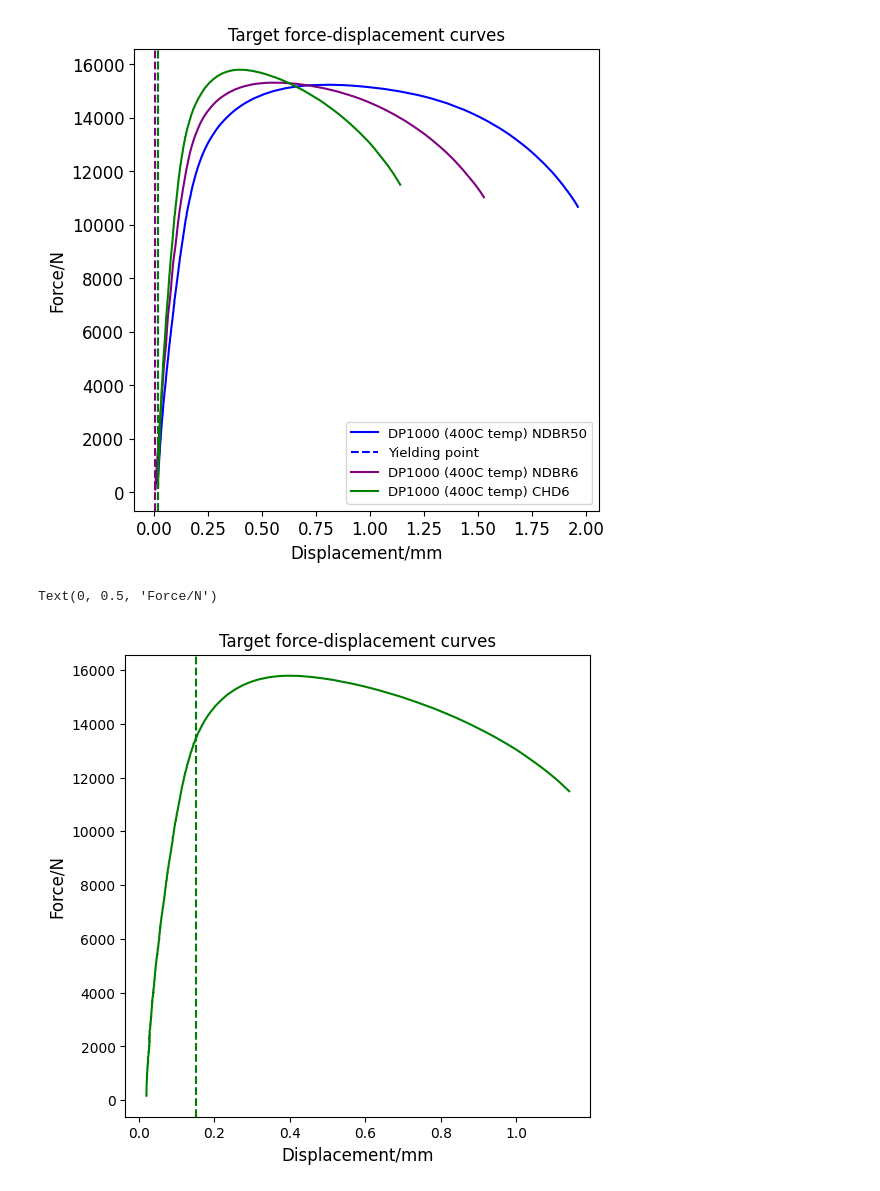
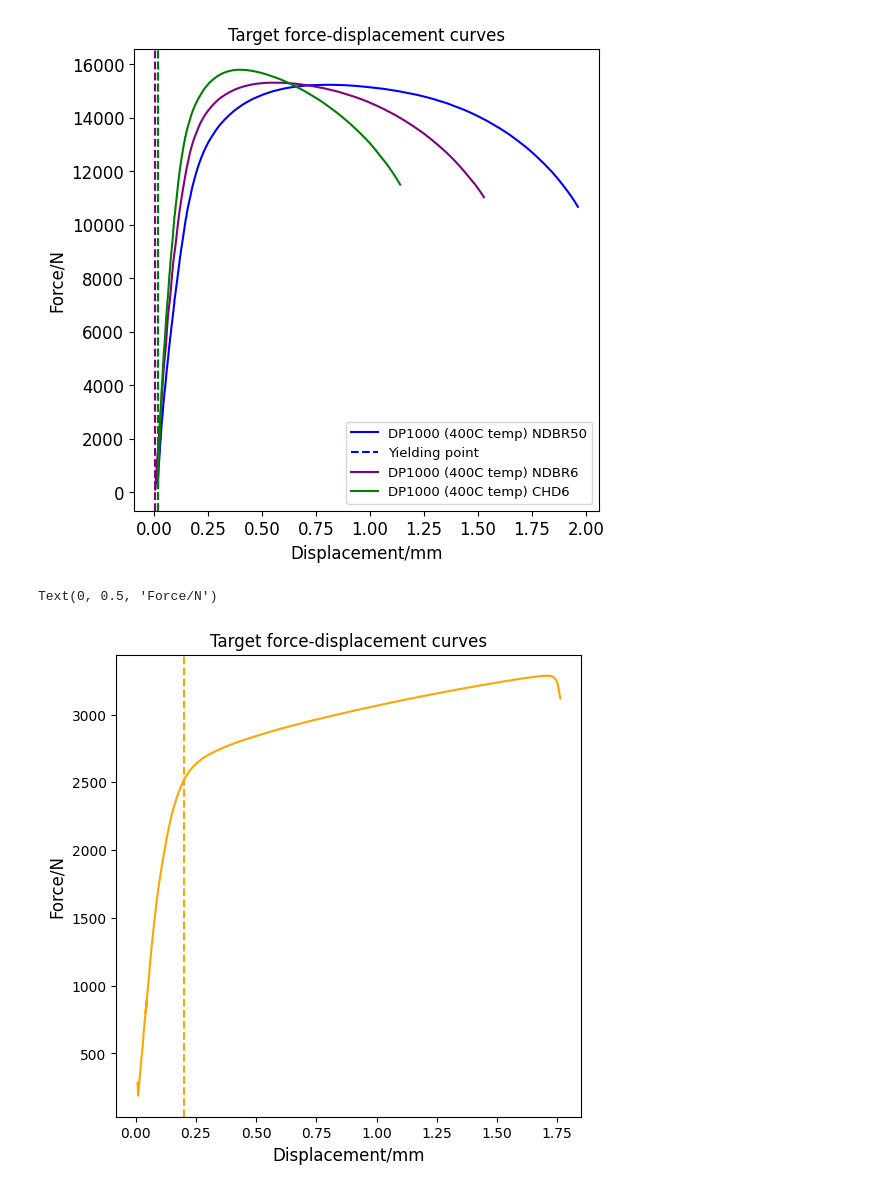
Before and after one commit to LianjGroup/Abaqus-Macromechanics-Project, a Jupyter notebook: notebooks/plot_target_curve_MOO.ipynb, the cells around one changed output. Drawn from its saved outputs; the diff is of its cells as text; code cells hidden in the pictures.

```diff
--- a/notebooks/plot_target_curve_MOO.ipynb
+++ b/notebooks/plot_target_curve_MOO.ipynb
@@ -125,40 +125,40 @@ plt.legend(fontsize=fontsize-2.5)
 # Plot all target curves for 25C. Geometries are NDBR50, NDBR20, NDBR6, CHD6, SH
 
 targetPathCurve1 = "MOO_targets/DP1000_25C_SwiftVoce_curve1/NDBR50/FD_Curve.csv"
 targetPathCurve2 = "MOO_targets/DP1000_25C_SwiftVoce_curve1/NDBR20/FD_Curve.csv"
 targetPathCurve3 = "MOO_targets/DP1000_25C_SwiftVoce_curve1/NDBR6/FD_Curve.csv"
 targetPathCurve4 = "MOO_targets/DP1000_25C_SwiftVoce_curve1/CHD6/FD_Curve.csv"
 targetPathCurve5 = "MOO_targets/DP1000_25C_SwiftVoce_curve1/SH/FD_Curve.csv"
 
 targetCurve1 = pd.read_csv(targetPathCurve1)
-yieldPoint1 = calculate_yielding_index(targetCurve1['displacement/mm'], targetCurve1['force/N'], r2_threshold=r2_threshold)
+#yieldPoint1 = calculate_yielding_index(targetCurve1['displacement/mm'], targetCurve1['force/N'], r2_threshold=r2_threshold)
 targetCurve2 = pd.read_csv(targetPathCurve2)
-yieldPoint2 = calculate_yielding_index(targetCurve2['displacement/mm'], targetCurve2['force/N'], r2_threshold=r2_threshold)
+#yieldPoint2 = calculate_yielding_index(targetCurve2['displacement/mm'], targetCurve2['force/N'], r2_threshold=r2_threshold)
 targetCurve3 = pd.read_csv(targetPathCurve3)
-yieldPoint3 = calculate_yielding_index(targetCurve3['displacement/mm'], targetCurve3['force/N'], r2_threshold=r2_threshold)
+#yieldPoint3 = calculate_yielding_index(targetCurve3['displacement/mm'], targetCurve3['force/N'], r2_threshold=r2_threshold)
 targetCurve4 = pd.read_csv(targetPathCurve4)
-yieldPoint4 = calculate_yielding_index(targetCurve4['displacement/mm'], targetCurve4['force/N'], r2_threshold=r2_threshold)
+#yieldPoint4 = calculate_yielding_index(targetCurve4['displacement/mm'], targetCurve4['force/N'], r2_threshold=r2_threshold)
 targetCurve5 = pd.read_csv(targetPathCurve5)
-yieldPoint5 = calculate_yielding_index(targetCurve5['displacement/mm'], targetCurve5['force/N'], r2_threshold=r2_threshold)
+#yieldPoint5 = calculate_yielding_index(targetCurve5['displacement/mm'], targetCurve5['force/N'], r2_threshold=r2_threshold)
 
 fontsize=12
 # Plot all target curves
 plt.figure(figsize=(6,6))
 # line type is --
 #plt.plot(targetCurve1['displacement/mm'], targetCurve1['force/N'], color="blue",label='DP1000 (25C temp) NDBR50')
 # vertical red line
 #plt.axvline(x=targetCurve1['displacement/mm'][700], color='blue', linestyle='--', label='Yielding point')
 #plt.plot(targetCurve2['displacement/mm'], targetCurve2['force/N'], color="purple", label='DP1000 (25C temp) NDBR20')
 #plt.axvline(x=targetCurve2['displacement/mm'][800], color="purple", linestyle='--')
-plt.plot(targetCurve3['displacement/mm'], targetCurve3['force/N'], color="green", label='DP1000 (25C temp) NDBR6')
-plt.axvline(x=targetCurve3['displacement/mm'][800], color='green', linestyle='--')
+#plt.plot(targetCurve3['displacement/mm'], targetCurve3['force/N'], color="green", label='DP1000 (25C temp) NDBR6')
+#plt.axvline(x=targetCurve3['displacement/mm'][800], color='green', linestyle='--')
 #plt.plot(targetCurve4['displacement/mm'], targetCurve4['force/N'], color="red", label='DP1000 (25C temp) CHD6')
 #plt.axvline(x=targetCurve4['displacement/mm'][800], color='red', linestyle='--')
-#plt.plot(targetCurve5['displacement/mm'], targetCurve5['force/N'], color="orange", label='DP1000 (25C temp) SH')
-#plt.axvline(x=targetCurve4['displacement/mm'][830], color='orange', linestyle='--')
+plt.plot(targetCurve5['displacement/mm'], targetCurve5['force/N'], color="orange", label='DP1000 (25C temp) SH')
+plt.axvline(x=targetCurve4['displacement/mm'][830], color='orange', linestyle='--')
 plt.title('Target force-displacement curves', fontsize=fontsize)
 plt.xlabel('Displacement/mm',fontsize=fontsize)
 plt.ylabel('Force/N', fontsize=fontsize)
 # %% [output]
 Text(0, 0.5, 'Force/N')
-[figure, old version]
+[figure, new version]
```
Also changed, not shown: parts of 1 cell of this notebook, 34 other files.
